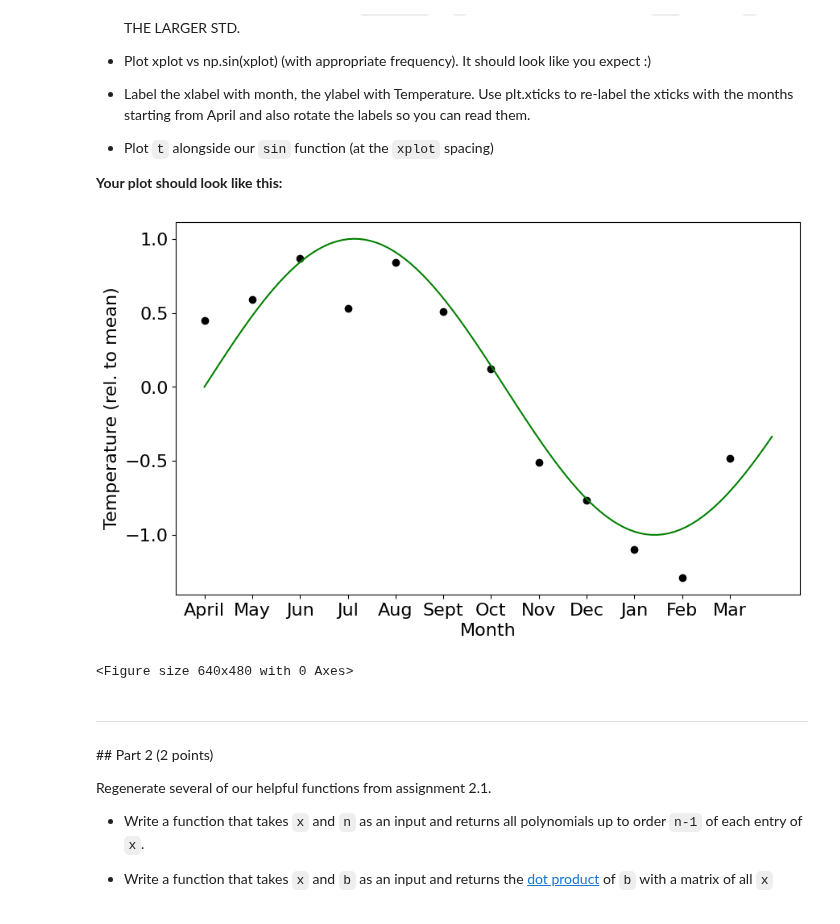
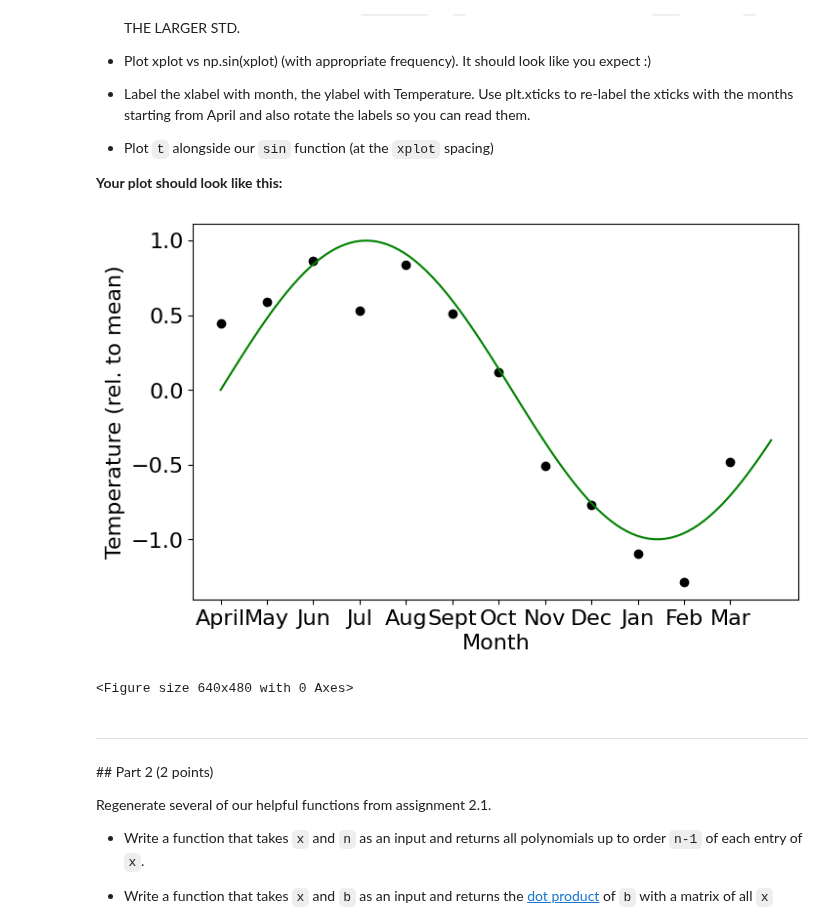
Before and after one commit to Urvi-M/BE559, a Jupyter notebook: Homework2_part2_V2.ipynb, the cells around one changed output. Saved outputs shown, nothing was run; the diff lists cells and outputs as text; code cells hidden in the pictures.

```diff
--- a/Homework2_part2_V2.ipynb
+++ b/Homework2_part2_V2.ipynb
@@ -47,23 +47,24 @@ Regenerate our `sin` data from assisgnemtn 2.1:
 
 **Your plot should look like this:**
 # %%
-x=np.linspace(0,1-1/12,12)
+x=np.array(np.linspace(0,1-1/12,12))
 y=np.sin(x*6)
 np.random.seed(3)
 t=np.random.normal(y,scale=0.25)
-plt.figure(figsize=(10,6))
+
+plt.figure(figsize=(8,5))
 xplot =np.arange(0,1,0.01)
 yplot=np.sin(xplot*6)
 plt.plot(xplot,yplot,'g')
 plt.scatter(x,t,color='black')
 plt.xlabel('Month')
 plt.ylabel('Temperature (rel. to mean)')
 label=('April','May','Jun','Jul','Aug','Sept','Oct','Nov','Dec','Jan','Feb','Mar')
 plt.xticks(x,label)
 plt.show()
 plt.tight_layout()
 # %% [output]
-[figure, old version]
+[figure, new version]
 <Figure size 640x480 with 0 Axes>
 # %% [markdown]
 ---
```
Also changed, not shown: parts of 13 cells of this notebook.
